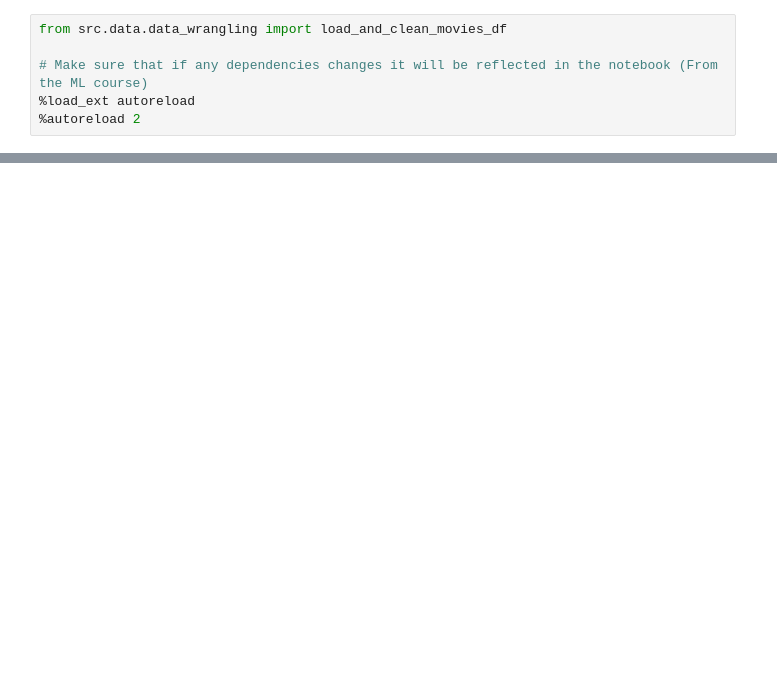
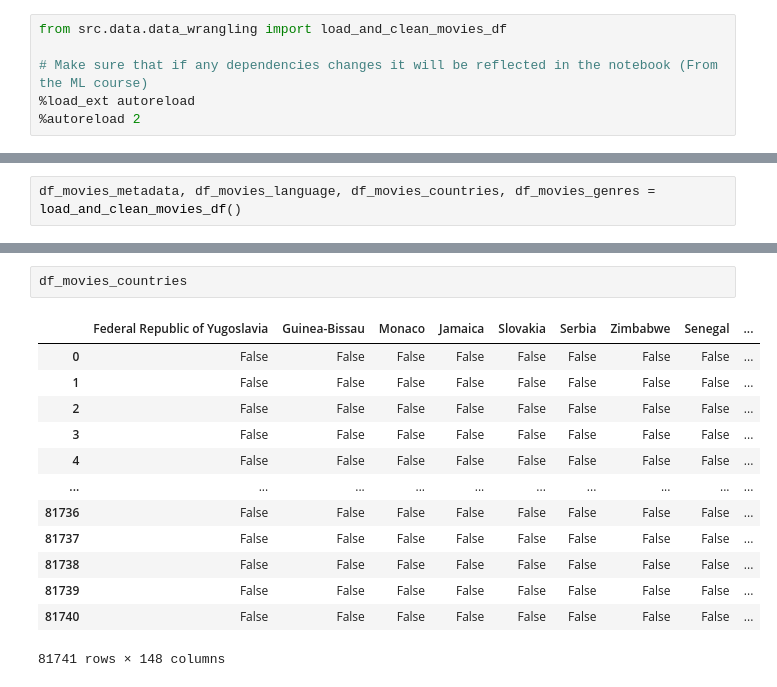
Before and after one commit to epfl-ada/ada-2024-project-sparkling, a Jupyter notebook: movie_data_testing.ipynb, the cells around one changed output, grey strips where cells are left out. Drawn from its saved outputs; the diff is of its cells as text; blank space fills up the shorter version.

Commit message:
seperated movies dataframe because of columns overlaps

```diff
--- a/movie_data_testing.ipynb
+++ b/movie_data_testing.ipynb
@@ -24,0 +7,2 @@ df_movies
+# %%
+df_movies_metadata, df_movies_language, df_movies_countries, df_movies_genres = load_and_clean_movies_df()
@@ -24,0 +41,16 @@ df_movies
+# %%
+df_movies_countries
+# %% [output]
+|  | Federal Republic of Yugoslavia | Guinea-Bissau | Monaco | Jamaica | Slovakia | Serbia | Zimbabwe | Senegal | ... |
+| 0 | False | False | False | False | False | False | False | False | ... |
+| 1 | False | False | False | False | False | False | False | False | ... |
+| 2 | False | False | False | False | False | False | False | False | ... |
+| 3 | False | False | False | False | False | False | False | False | ... |
+| 4 | False | False | False | False | False | False | False | False | ... |
+| ... | ... | ... | ... | ... | ... | ... | ... | ... | ... |
+| 81736 | False | False | False | False | False | False | False | False | ... |
+| 81737 | False | False | False | False | False | False | False | False | ... |
+| 81738 | False | False | False | False | False | False | False | False | ... |
+| 81739 | False | False | False | False | False | False | False | False | ... |
+| 81740 | False | False | False | False | False | False | False | False | ... |
+81741 rows × 148 columns
```
Also changed, not shown: parts of 5 cells of this notebook, 1 other file.
